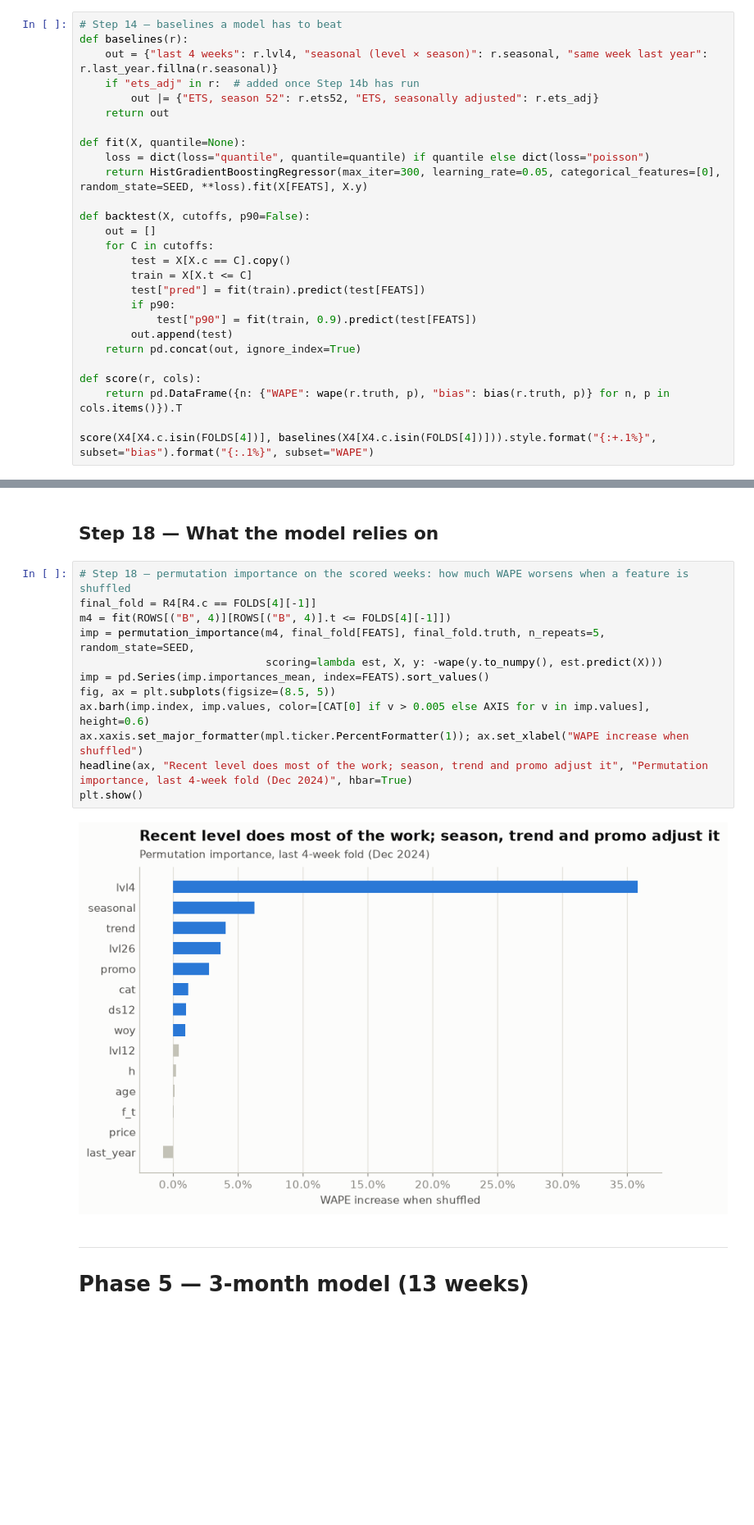
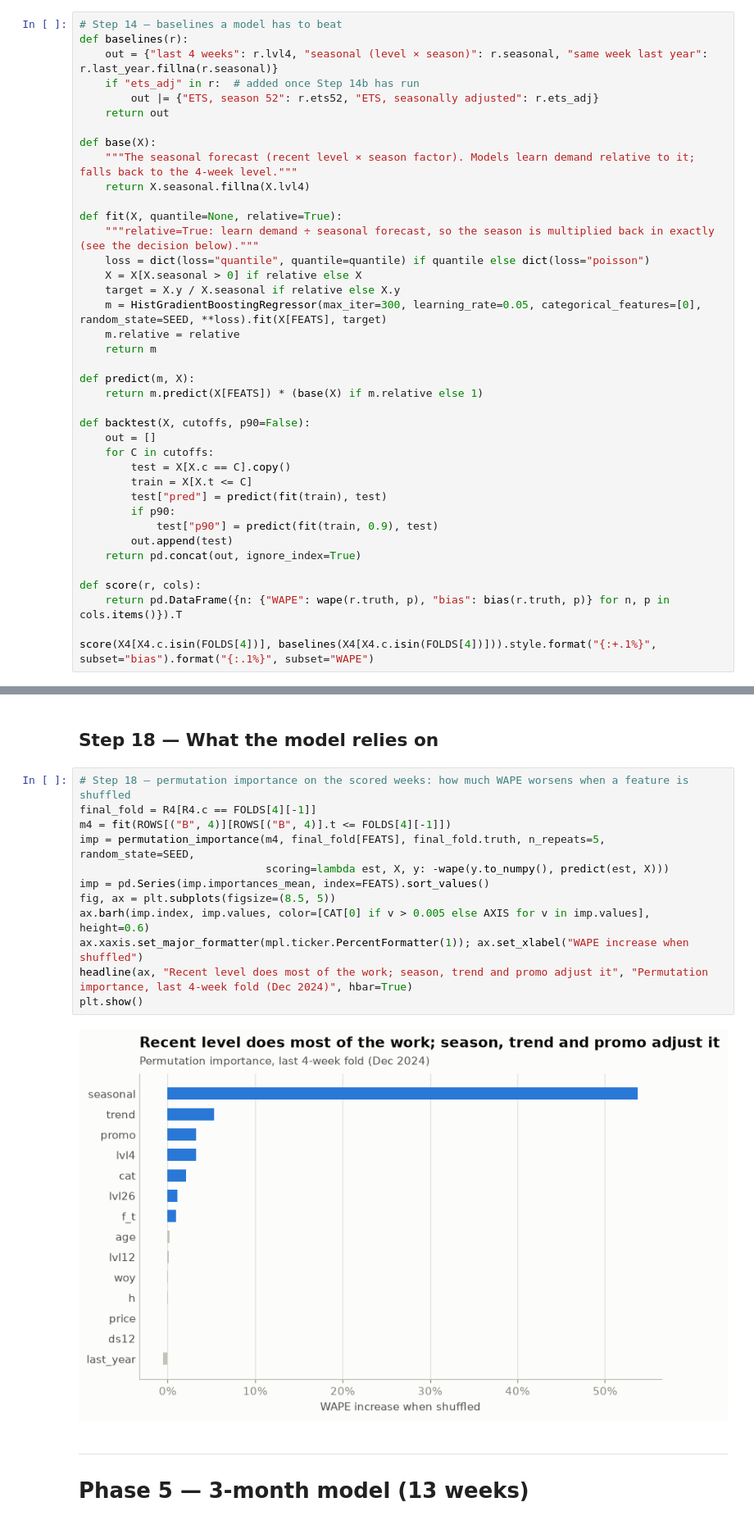
Before and after one commit to karthikiyer365/Live, a Jupyter notebook: ecommerce-demand-forecasting/demand_forecasting.ipynb, the cells around one changed output, grey strips where cells are left out. Shown at 82% size. Cells and saved outputs as stored; diff of their text form; blank space fills up the shorter version.

```diff
--- a/ecommerce-demand-forecasting/demand_forecasting.ipynb
+++ b/ecommerce-demand-forecasting/demand_forecasting.ipynb
@@ -509,18 +510,30 @@ def baselines(r):
         out |= {"ETS, season 52": r.ets52, "ETS, seasonally adjusted": r.ets_adj}
     return out
 
-def fit(X, quantile=None):
+def base(X):
+    """The seasonal forecast (recent level × season factor). Models learn demand relative to it; falls back to the 4-week level."""
+    return X.seasonal.fillna(X.lvl4)
+
+def fit(X, quantile=None, relative=True):
+    """relative=True: learn demand ÷ seasonal forecast, so the season is multiplied back in exactly (see the decision below)."""
     loss = dict(loss="quantile", quantile=quantile) if quantile else dict(loss="poisson")
-    return HistGradientBoostingRegressor(max_iter=300, learning_rate=0.05, categorical_features=[0], random_state=SEED, **loss).fit(X[FEATS], X.y)
+    X = X[X.seasonal > 0] if relative else X
+    target = X.y / X.seasonal if relative else X.y
+    m = HistGradientBoostingRegressor(max_iter=300, learning_rate=0.05, categorical_features=[0], random_state=SEED, **loss).fit(X[FEATS], target)
+    m.relative = relative
+    return m
+
+def predict(m, X):
+    return m.predict(X[FEATS]) * (base(X) if m.relative else 1)
 
 def backtest(X, cutoffs, p90=False):
     out = []
     for C in cutoffs:
         test = X[X.c == C].copy()
         train = X[X.t <= C]
-        test["pred"] = fit(train).predict(test[FEATS])
+        test["pred"] = predict(fit(train), test)
         if p90:
-            test["p90"] = fit(train, 0.9).predict(test[FEATS])
+            test["p90"] = predict(fit(train, 0.9), test)
         out.append(test)
     return pd.concat(out, ignore_index=True)
 
@@ -663,17 +685,17 @@ stage.style.format({"share of rows": "{:.0%}", "WAPE": "{:.1%}", "bias": "{:+.1%
 # %%
 # Step 18 — permutation importance on the scored weeks: how much WAPE worsens when a feature is shuffled
 final_fold = R4[R4.c == FOLDS[4][-1]]
 m4 = fit(ROWS[("B", 4)][ROWS[("B", 4)].t <= FOLDS[4][-1]])
 imp = permutation_importance(m4, final_fold[FEATS], final_fold.truth, n_repeats=5, random_state=SEED,
-                             scoring=lambda est, X, y: -wape(y.to_numpy(), est.predict(X)))
+                             scoring=lambda est, X, y: -wape(y.to_numpy(), predict(est, X)))
 imp = pd.Series(imp.importances_mean, index=FEATS).sort_values()
 fig, ax = plt.subplots(figsize=(8.5, 5))
 ax.barh(imp.index, imp.values, color=[CAT[0] if v > 0.005 else AXIS for v in imp.values], height=0.6)
 ax.xaxis.set_major_formatter(mpl.ticker.PercentFormatter(1)); ax.set_xlabel("WAPE increase when shuffled")
 headline(ax, "Recent level does most of the work; season, trend and promo adjust it", "Permutation importance, last 4-week fold (Dec 2024)", hbar=True)
 plt.show()
 # %% [output]
-[figure, old version]
+[figure, new version]
 # %% [markdown]
 ---
 # Phase 5 — 3-month model (13 weeks)
```
Also changed, not shown: parts of 17 cells of this notebook, 7 other files.
